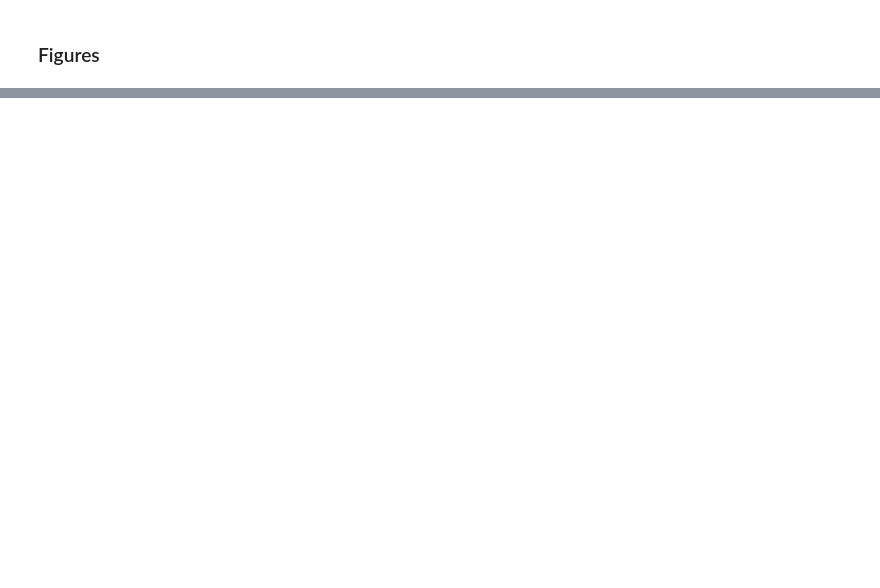
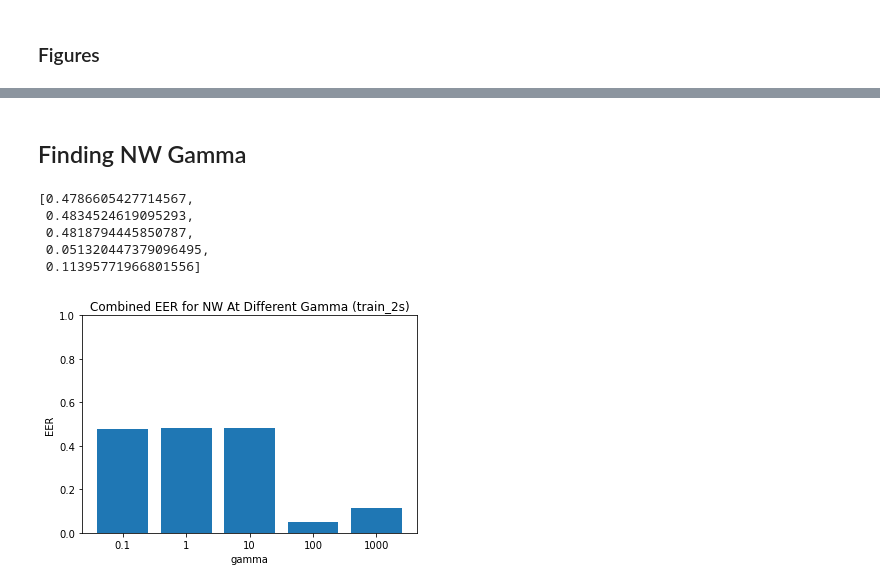
Before and after one commit to HMC-MIR/HSTW, a Jupyter notebook: 03_speech_eval.ipynb, the cells around one changed output, grey strips where cells are left out. Drawn from its saved outputs; the diff is of its cells as text; code cells hidden in the pictures; blank space fills up the shorter version.

```diff
--- a/03_speech_eval.ipynb
+++ b/03_speech_eval.ipynb
@@ -379,0 +336,34 @@ plt.legend(["False Positive", "False Negative"]);
+# %% [markdown]
+## Finding NW Gamma
+# %%
+expGammas = [0.1, 1, 10, 100, 1000]
+# for gamma in expGammas:
+#     pairsFile = "/mnt/data0/agoutam/TamperingDetection/cfg_files/train_2s.pairs"
+#     annotFile = "/mnt/data0/agoutam/TamperingDetection/annots/160kbps_2sec.gt"
+#     pathsRoot = "/mnt/data0/tshaw/TamperingDetection/hyp/NW/train_2s/gamma=%s" % str(gamma)
+#     saveFile = "/mnt/data0/tshaw/TamperingDetection/eval/NW/gamma=%s/train_2s.pkl" % str(gamma)
+
+#     _ = evalAllQueries(pairsFile, annotFile, pathsRoot, editTime, saveFile = saveFile)
+# %%
+EERs = []
+for gamma in [0.1, 1, 10, 100, 1000]:
+    ROCFile = "/mnt/data0/tshaw/TamperingDetection/eval/NW/gamma=%s/train_2s.pkl" % str(gamma)
+    ROC = pkl.load(open(ROCFile, "rb"))[3]
+    EERs.append(findEER(ROC))
+# %%
+EERs
+# %% [output]
+[0.4786605427714567,
+ 0.4834524619095293,
+ 0.4818794445850787,
+ 0.051320447379096495,
+ 0.11395771966801556]
+# %%
+plt.bar(np.arange(5),EERs);
+plt.xticks(np.arange(5), expGammas);
+plt.xlabel("gamma")
+plt.title("Combined EER for NW At Different Gamma (train_2s)");
+plt.ylim(0,1);
+plt.ylabel("EER");
+# %% [output]
+[figure, added]
```
Also changed, not shown: parts of 13 cells of this notebook, 1 other file.
